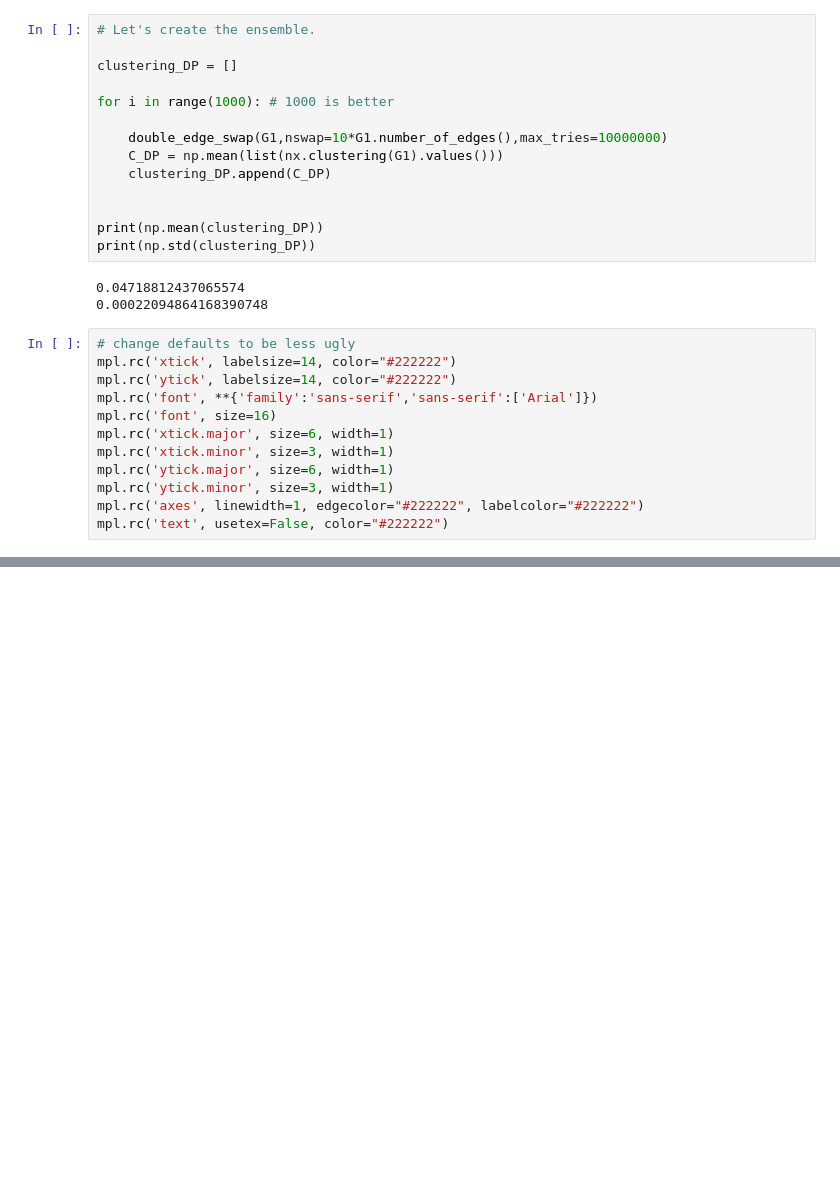
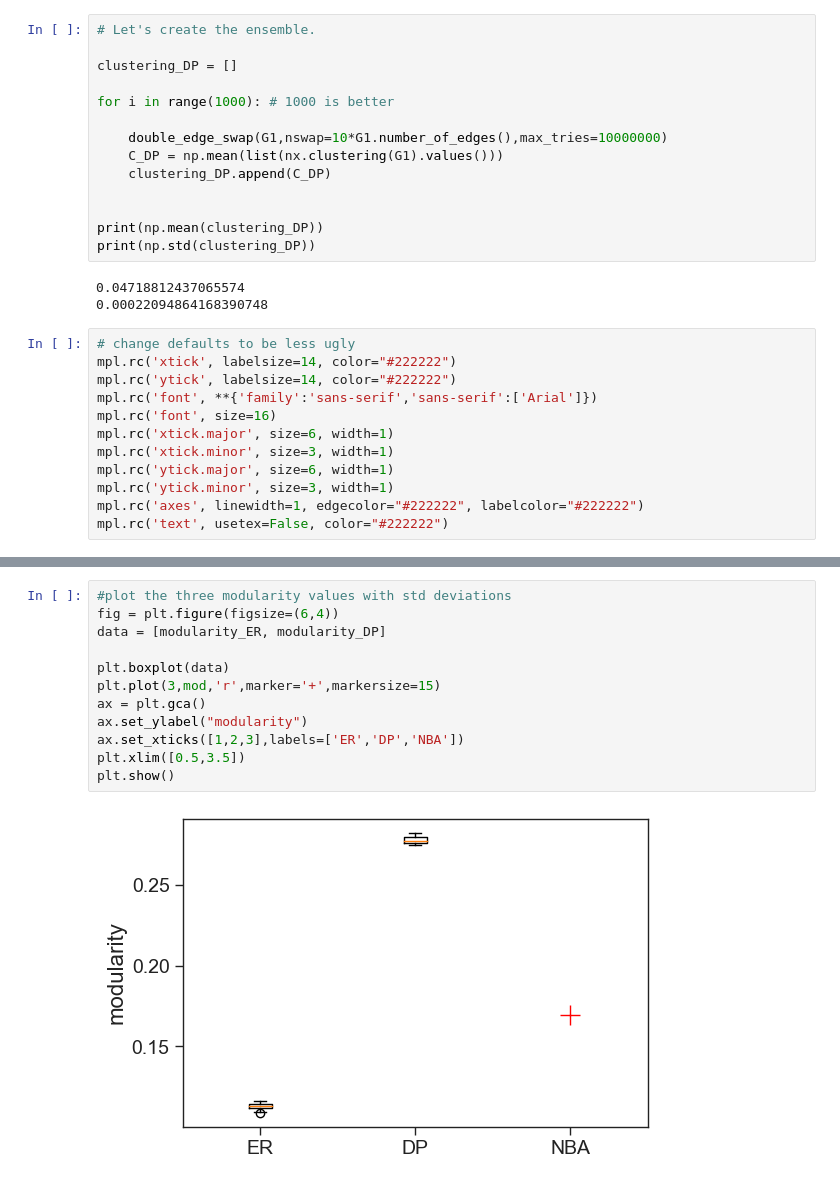
Before and after one commit to MarkusP1/CPSC-572-PROJ, a Jupyter notebook: nba_social_network.ipynb, the cells around one changed output, grey strips where cells are left out. Drawn from its saved outputs; the diff is of its cells as text; blank space fills up the shorter version.

```diff
--- a/nba_social_network.ipynb
+++ b/nba_social_network.ipynb
@@ -400,0 +453,14 @@ plt.show()
+# %%
+#plot the three modularity values with std deviations
+fig = plt.figure(figsize=(6,4))
+data = [modularity_ER, modularity_DP]
+
+plt.boxplot(data)
+plt.plot(3,mod,'r',marker='+',markersize=15)
+ax = plt.gca()
+ax.set_ylabel("modularity")
+ax.set_xticks([1,2,3],labels=['ER','DP','NBA'])
+plt.xlim([0.5,3.5])
+plt.show()
+# %% [output]
+[figure, added]
```
Also changed, not shown: parts of 10 cells of this notebook, 3 other files.
